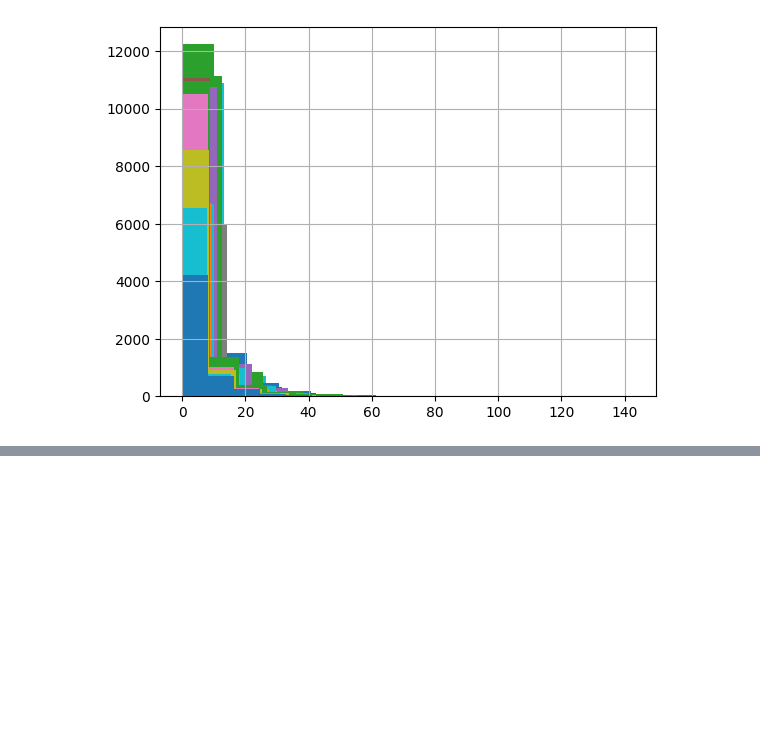
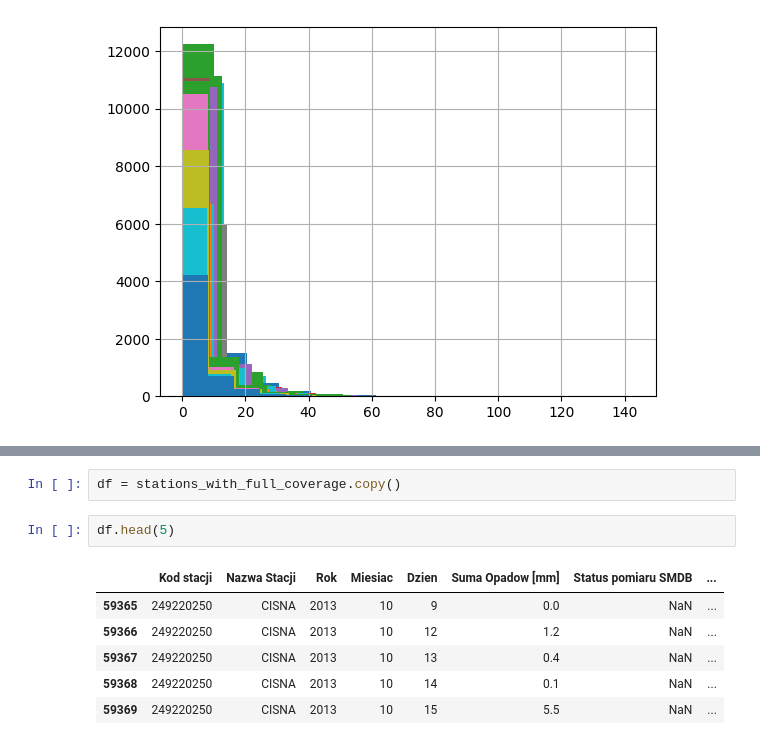
Before and after one commit to barti2115/standardised_precipitation_index, a Jupyter notebook: eda.ipynb, the cells around one changed output, grey strips where cells are left out. Drawn from its saved outputs; the diff is of its cells as text; blank space fills up the shorter version.

```diff
--- a/eda.ipynb
+++ b/eda.ipynb
@@ -332,0 +414,11 @@ Station with the maximum maximum value: LIPNICA DOLNA with a maximum of 142.7
+# %%
+df = stations_with_full_coverage.copy()
+# %%
+df.head(5)
+# %% [output]
+|  | Kod stacji | Nazwa Stacji | Rok | Miesiac | Dzien | Suma Opadow [mm] | Status pomiaru SMDB | ... |
+| 59365 | 249220250 | CISNA | 2013 | 10 | 9 | 0.0 | NaN | ... |
+| 59366 | 249220250 | CISNA | 2013 | 10 | 12 | 1.2 | NaN | ... |
+| 59367 | 249220250 | CISNA | 2013 | 10 | 13 | 0.4 | NaN | ... |
+| 59368 | 249220250 | CISNA | 2013 | 10 | 14 | 0.1 | NaN | ... |
+| 59369 | 249220250 | CISNA | 2013 | 10 | 15 | 5.5 | NaN | ... |
```
Also changed, not shown: parts of 9 cells of this notebook, 1 other file.
